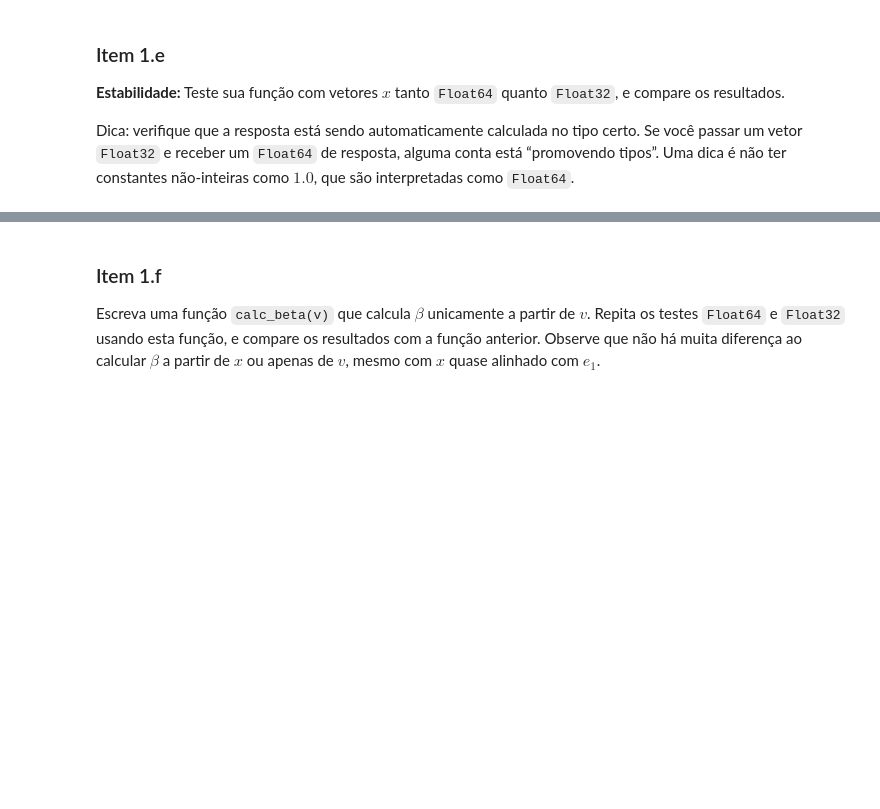
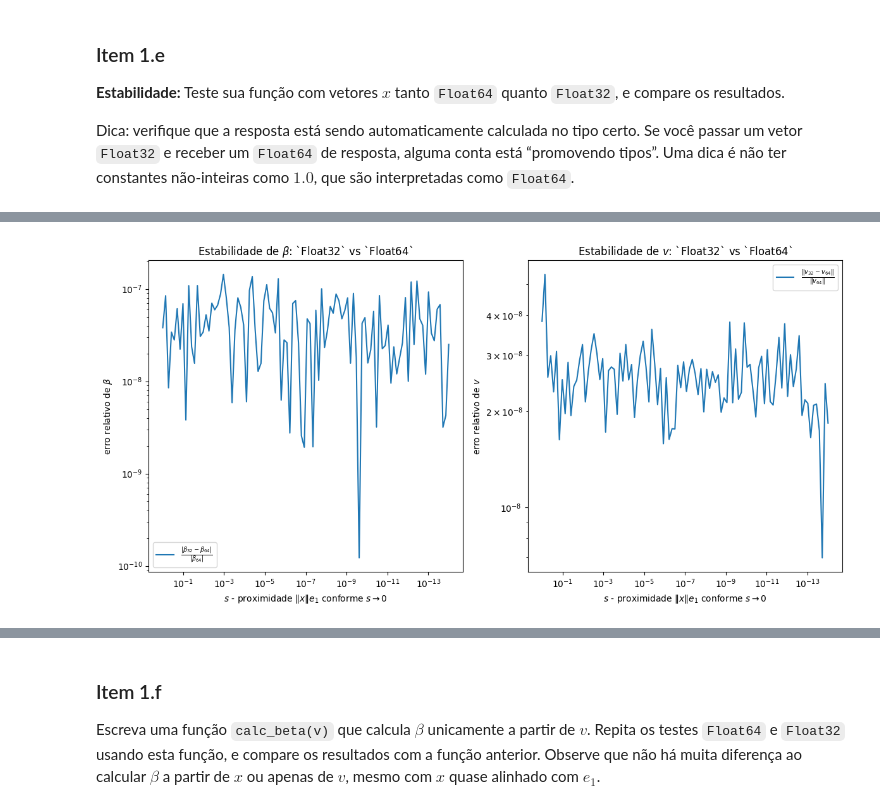
Before and after one commit to d4ruh/ALN_proj_04, a Jupyter notebook: q1.ipynb, the cells around one changed output, grey strips where cells are left out. Saved outputs shown, nothing was run; the diff lists cells and outputs as text; code cells hidden in the pictures; blank space fills up the shorter version.

```diff
--- a/q1.ipynb
+++ b/q1.ipynb
@@ -76,21 +84,26 @@ def reflector(x):
 	if not isinstance(x, np.ndarray):
 		raise ValueError('x must be an np.array')
 
-	e1 = np.zeros(x.shape[0])
-	e1[0] = 1.0
+	e1 = np.zeros(x.shape[0], dtype=x.dtype)
+	e1[0] = 1
+
 	x_norm = np.linalg.norm(x)
+	y_norm2 = np.sum(x[1:] ** 2)
 
-	v = x - x_norm*e1
+	v = x.copy()
 
 	if x[0] >= 0:
-		beta = (x_norm + x[0]) / (x_norm * np.sum(x[1:] ** 2))
+		v[0] = - y_norm2 / (x_norm + x[0])
+		beta = (x_norm + x[0]) / (x_norm * y_norm2)
 
 	else:
+		v[0] -= x_norm
 		beta = 1 / (x_norm * (x_norm - x[0]))
 
 	return v, beta
 
-x = np.array([1, 2, 0, 0])
+# teste:
+x = np.array([1, 2, 3, 4])
 v , beta = reflector(x)
 (np.eye(4) - beta * np.outer(v, v)) @ x
 # %% [output]
@@ -109,0 +230,35 @@ Resposta ...
+# %%
+x0 = np.random.randint(1000.0, size=10)
+xs, ss = calc_trajectoria(x0, 100, 14)
+results = calc_vbeta(xs, np.float32, np.float64)
+# %%
+r = pd.DataFrame(results)
+
+b_32 = r['betaA'].values
+b_64 = r['betaB'].values
+diff_b = np.maximum(np.abs(b_32 - b_64) / np.abs(b_64)  , 1e-16)
+
+fig, axs = plt.subplots(1, 2, figsize=(12, 6))
+
+sns.lineplot(x=ss, y=diff_b, label=r"$\frac{|\beta_{32}-\beta_{64}|}{|\beta_{64}|}$", ax=axs[0])
+axs[0].invert_xaxis()
+axs[0].set_xscale('log')
+axs[0].set_yscale('log')
+axs[0].set_xlabel(r"$s$ - proximidade $\|x\|e_1$ conforme $s\to 0 $")
+axs[0].set_ylabel(r"erro relativo de $\beta$")
+axs[0].set_title(r"Estabilidade de $\beta$: `Float32` vs `Float64`")
+
+diff_v = np.array([np.maximum(np.linalg.norm(r['vA'] - r['vB']) / np.linalg.norm(r['vB'])  , 1e-16) for r in results])
+
+sns.lineplot(x=ss, y=diff_v, label=r"$\frac{\|v_{32}-v_{64}\|}{\|v_{64}\|}$", ax=axs[1])
+axs[1].invert_xaxis()
+axs[1].set_xscale('log')
+axs[1].set_yscale('log')
+axs[1].set_xlabel(r"$s$ - proximidade $\|x\|e_1$ conforme $s\to 0 $")
+axs[1].set_ylabel(r"erro relativo de $v$")
+axs[1].set_title(r"Estabilidade de $v$: `Float32` vs `Float64`")
+
+plt.tight_layout()
+plt.show()
+# %% [output]
+[figure, added]
```
Also changed, not shown: parts of 10 cells of this notebook.
